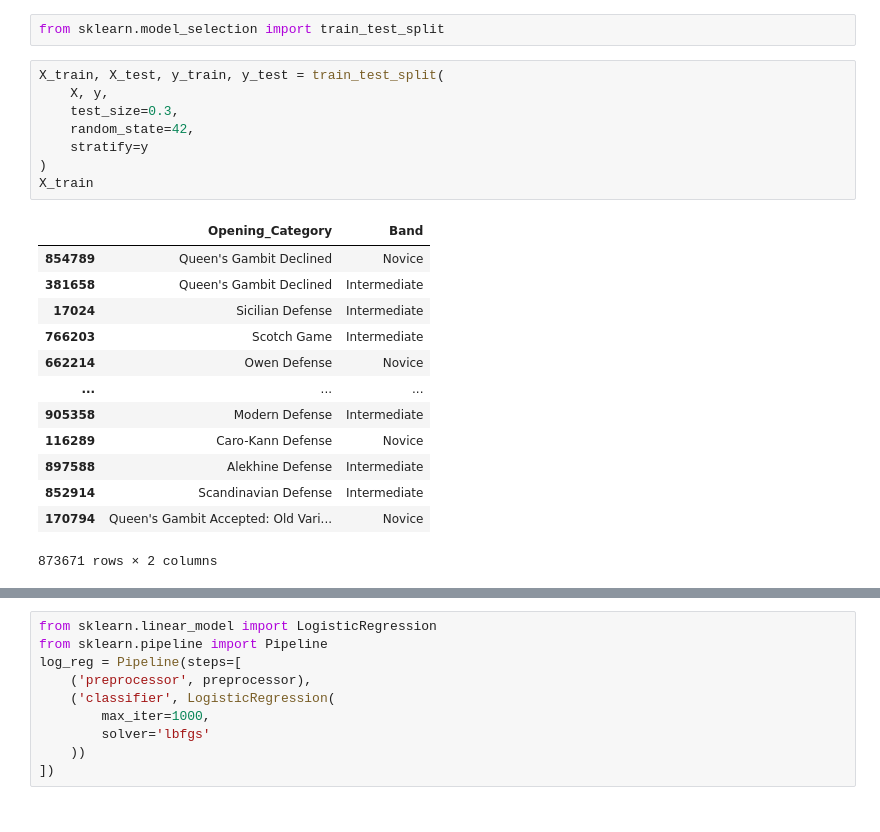
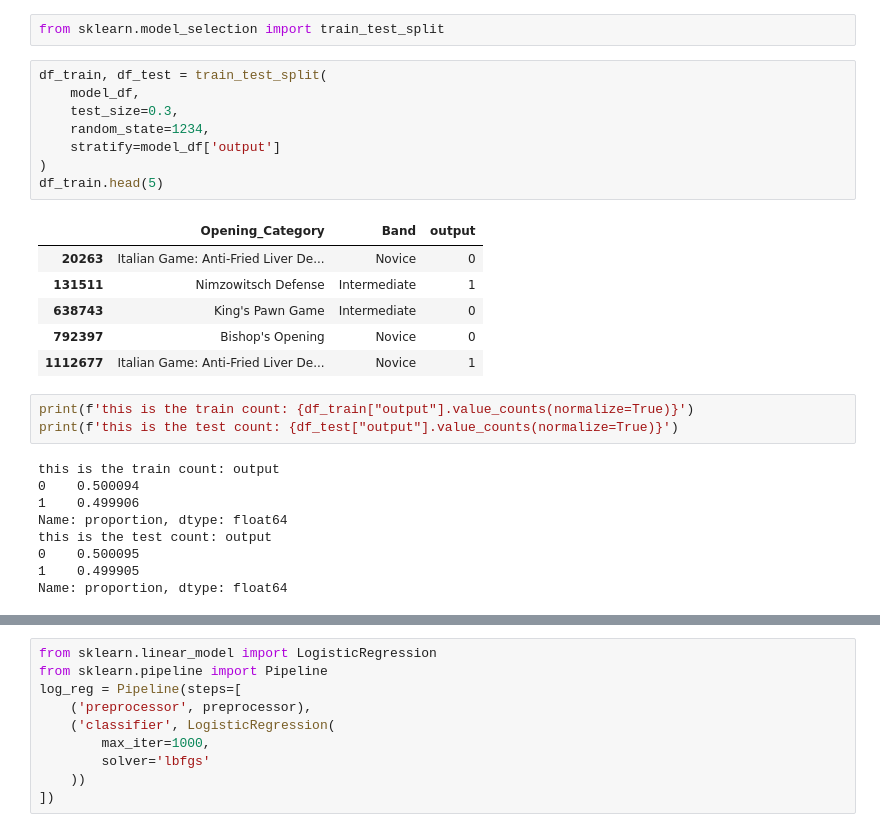
Before and after one commit to husnainn22/Chess-opening-analysis, a Jupyter notebook: chess.ipynb, the cells around one changed output, grey strips where cells are left out. Saved outputs shown, nothing was run; the diff lists cells and outputs as text.

```diff
--- a/chess.ipynb
+++ b/chess.ipynb
@@ -494,24 +519,29 @@ ColumnTransformer(transformers=[('cat', OneHotEncoder(drop='first'),
 # %%
 from sklearn.model_selection import train_test_split
 # %%
-X_train, X_test, y_train, y_test = train_test_split(
-    X, y,
+df_train, df_test = train_test_split(
+    model_df,
     test_size=0.3,
-    random_state=42,
-    stratify=y
+    random_state=1234,
+    stratify=model_df['output']
 )
-X_train
+df_train.head(5)
 # %% [output]
-|  | Opening_Category | Band |
-| 854789 | Queen's Gambit Declined | Novice |
-| 381658 | Queen's Gambit Declined | Intermediate |
-| 17024 | Sicilian Defense | Intermediate |
-| 766203 | Scotch Game | Intermediate |
-| 662214 | Owen Defense | Novice |
-| ... | ... | ... |
-| 905358 | Modern Defense | Intermediate |
-| 116289 | Caro-Kann Defense | Novice |
-| 897588 | Alekhine Defense | Intermediate |
-| 852914 | Scandinavian Defense | Intermediate |
-| 170794 | Queen's Gambit Accepted: Old Vari... | Novice |
+|  | Opening_Category | Band | output |
+| 20263 | Italian Game: Anti-Fried Liver De... | Novice | 0 |
+| 131511 | Nimzowitsch Defense | Intermediate | 1 |
+| 638743 | King's Pawn Game | Intermediate | 0 |
+| 792397 | Bishop's Opening | Novice | 0 |
+| 1112677 | Italian Game: Anti-Fried Liver De... | Novice | 1 |
-873671 rows × 2 columns
+# %%
+print(f'this is the train count: {df_train["output"].value_counts(normalize=True)}')
+print(f'this is the test count: {df_test["output"].value_counts(normalize=True)}')
+# %% [output]
+this is the train count: output
+0    0.500094
+1    0.499906
+Name: proportion, dtype: float64
+this is the test count: output
+0    0.500095
+1    0.499905
+Name: proportion, dtype: float64
```
Also changed, not shown: parts of 14 cells of this notebook.
